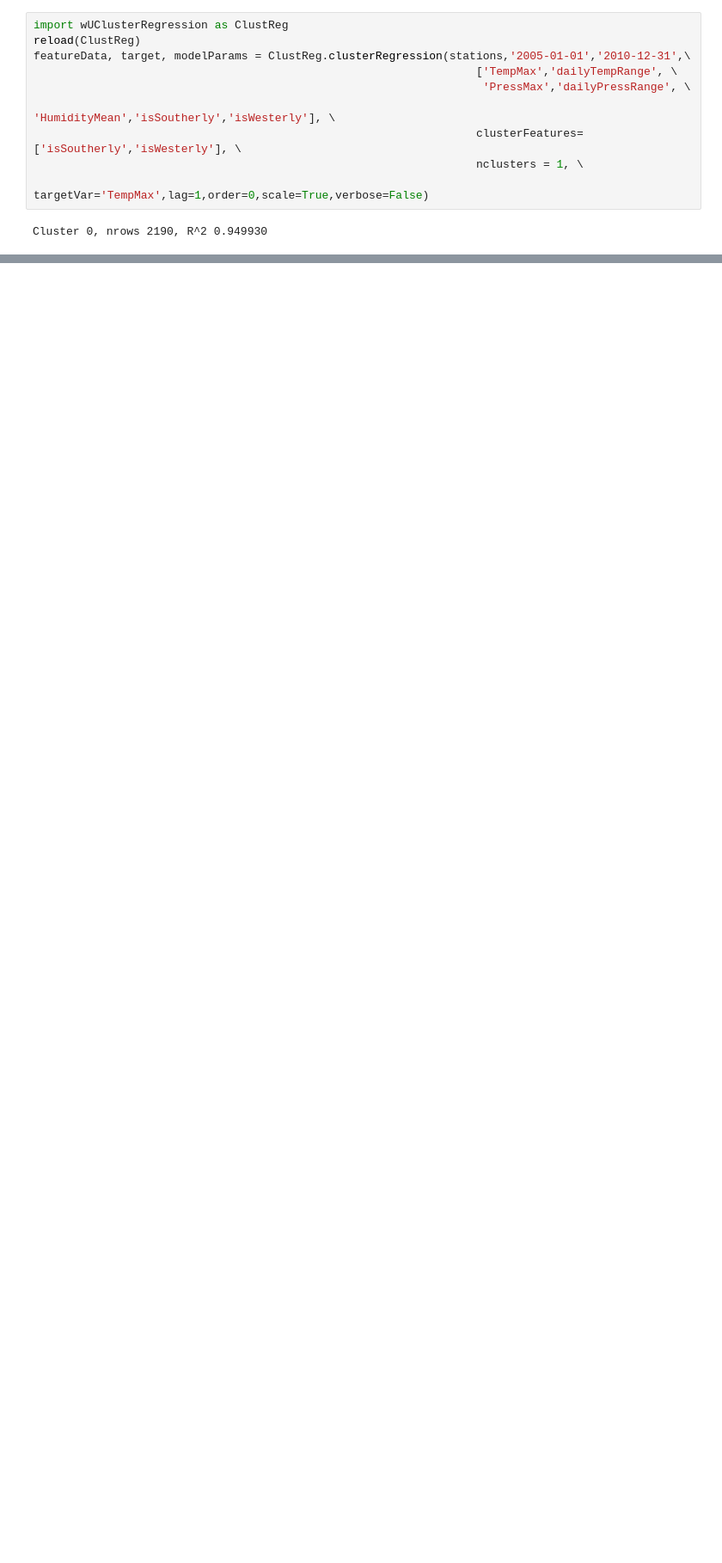
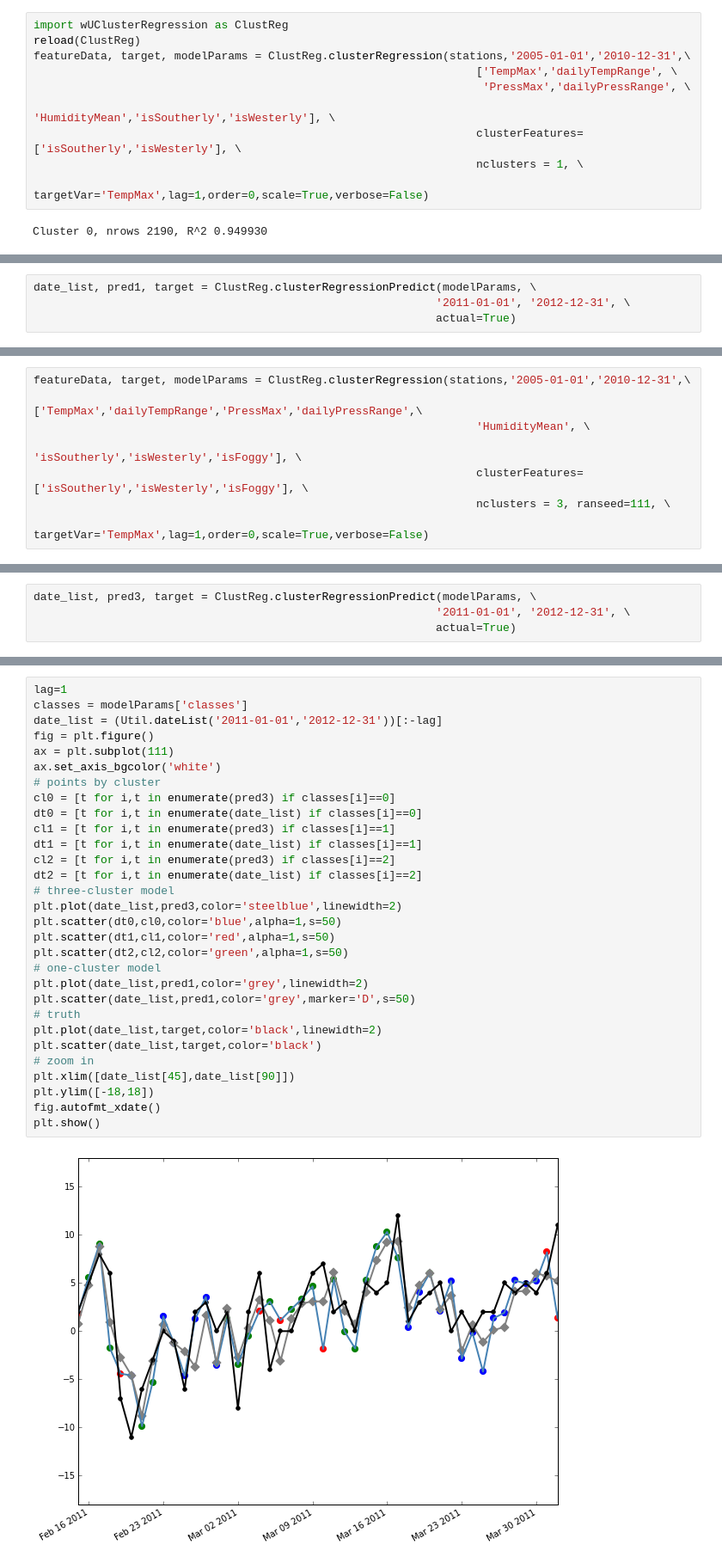
Before and after one commit to majorgowan/wpwp, a Jupyter notebook: Scraping/Notebooks/wU_Clustering.ipynb, the cells around one changed output, grey strips where cells are left out. Shown: that part at 86% size. Cells and saved outputs as stored; diff of their text form; blank space fills up the shorter version.

```diff
--- a/Scraping/Notebooks/wU_Clustering.ipynb
+++ b/Scraping/Notebooks/wU_Clustering.ipynb
@@ -155,0 +206,4 @@ Reg.plotModelPred(date_list, pred, target,270,325)
+# %%
+date_list, pred1, target = ClustReg.clusterRegressionPredict(modelParams, \
+                                                            '2011-01-01', '2012-12-31', \
+                                                            actual=True)
@@ -155,0 +214,8 @@ Reg.plotModelPred(date_list, pred, target,270,325)
+# %%
+featureData, target, modelParams = ClustReg.clusterRegression(stations,'2005-01-01','2010-12-31',\
+                                                                  ['TempMax','dailyTempRange','PressMax','dailyPressRange',\
+                                                                  'HumidityMean', \
+                                                                  'isSoutherly','isWesterly','isFoggy'], \
+                                                                  clusterFeatures=['isSoutherly','isWesterly','isFoggy'], \
+                                                                  nclusters = 3, ranseed=111, \
+                                                                  targetVar='TempMax',lag=1,order=0,scale=True,verbose=False)
@@ -155,0 +226,4 @@ Reg.plotModelPred(date_list, pred, target,270,325)
+# %%
+date_list, pred3, target = ClustReg.clusterRegressionPredict(modelParams, \
+                                                            '2011-01-01', '2012-12-31', \
+                                                            actual=True)
@@ -155,0 +240,32 @@ Reg.plotModelPred(date_list, pred, target,270,325)
+# %%
+lag=1
+classes = modelParams['classes']
+date_list = (Util.dateList('2011-01-01','2012-12-31'))[:-lag]
+fig = plt.figure()
+ax = plt.subplot(111)
+ax.set_axis_bgcolor('white')
+# points by cluster
+cl0 = [t for i,t in enumerate(pred3) if classes[i]==0]
+dt0 = [t for i,t in enumerate(date_list) if classes[i]==0]
+cl1 = [t for i,t in enumerate(pred3) if classes[i]==1]
+dt1 = [t for i,t in enumerate(date_list) if classes[i]==1]
+cl2 = [t for i,t in enumerate(pred3) if classes[i]==2]
+dt2 = [t for i,t in enumerate(date_list) if classes[i]==2]
+# three-cluster model
+plt.plot(date_list,pred3,color='steelblue',linewidth=2)
+plt.scatter(dt0,cl0,color='blue',alpha=1,s=50)
+plt.scatter(dt1,cl1,color='red',alpha=1,s=50)
+plt.scatter(dt2,cl2,color='green',alpha=1,s=50)
+# one-cluster model
+plt.plot(date_list,pred1,color='grey',linewidth=2)
+plt.scatter(date_list,pred1,color='grey',marker='D',s=50)
+# truth
+plt.plot(date_list,target,color='black',linewidth=2)
+plt.scatter(date_list,target,color='black')
+# zoom in
+plt.xlim([date_list[45],date_list[90]])
+plt.ylim([-18,18])
+fig.autofmt_xdate()
+plt.show()
+# %% [output]
+[figure, added]
```
Also changed, not shown: parts of 20 cells of this notebook, 6 other files.
